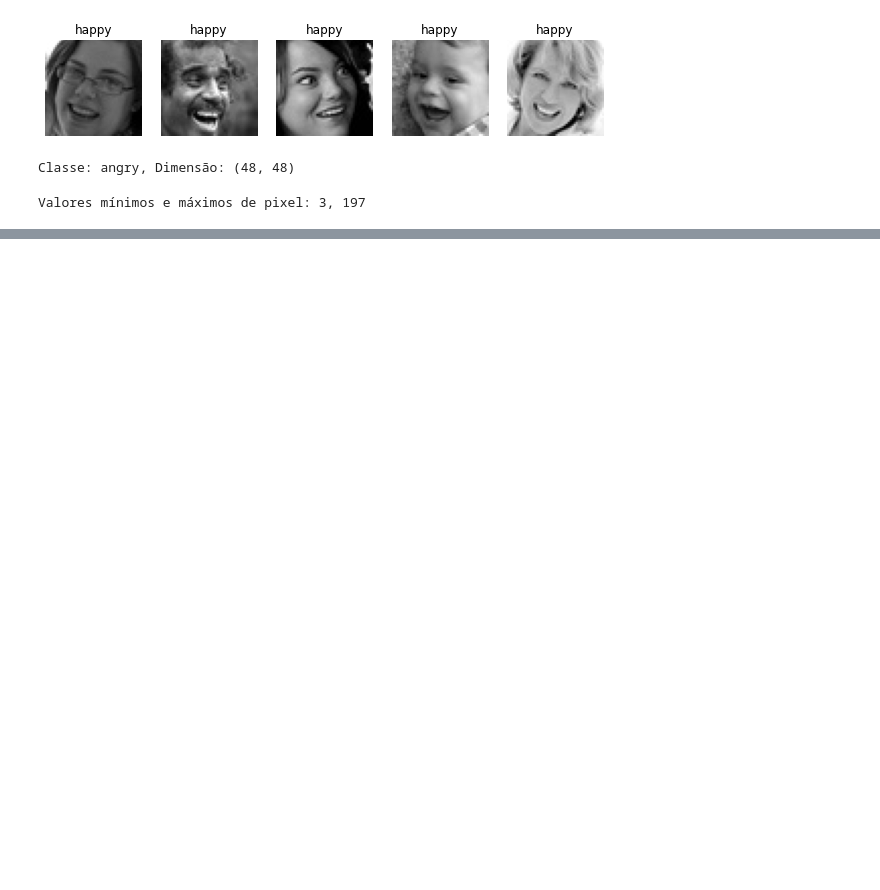
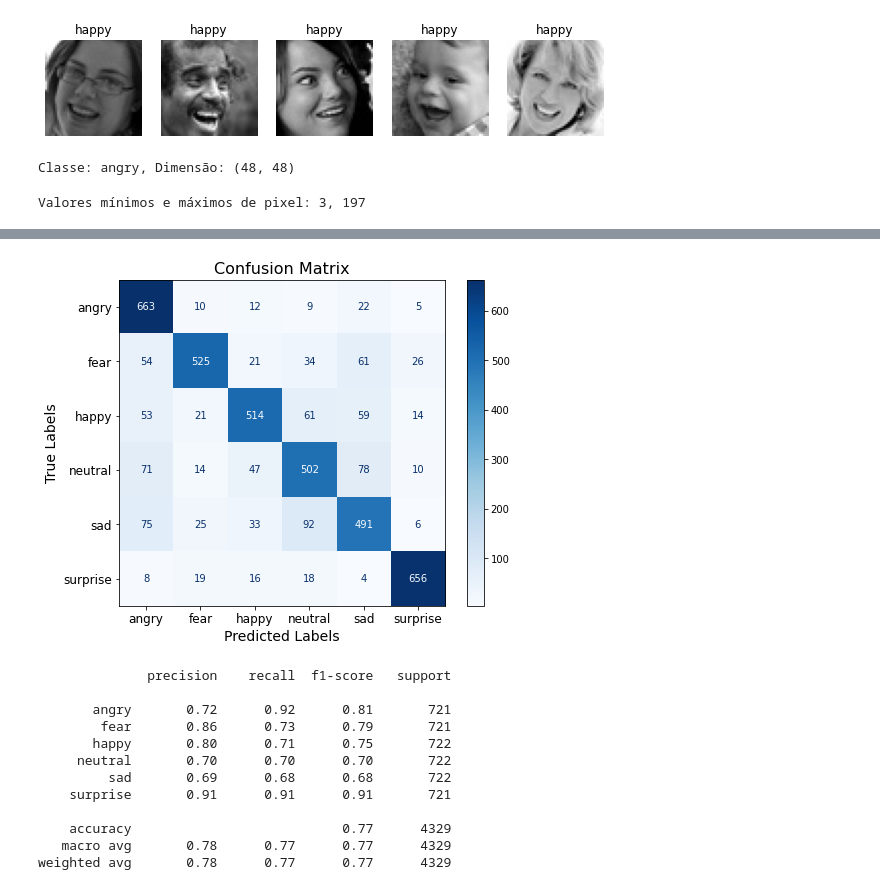
Before and after one commit to andrevieira1203/VisaoComputacional, a Jupyter notebook: initial_model.ipynb, the cells around one changed output, grey strips where cells are left out. Saved outputs shown, nothing was run; the diff lists cells and outputs as text; code cells hidden in the pictures; blank space fills up the shorter version.

```diff
--- a/initial_model.ipynb
+++ b/initial_model.ipynb
@@ -177,0 +335,17 @@ Acurracy nos dados de teste: 54.76%
+# %%
+batch_size = 16
+img_size = (224, 224)
+channels = 1
+img_shape = (img_size[0], img_size[1], channels)
+
+tr_gen = ImageDataGenerator()
+ts_gen = ImageDataGenerator()
+
+train_gen_new = tr_gen.flow_from_dataframe(train_df_new, x_col= 'filepaths', y_col= 'labels', target_size= img_size, class_mode= 'sparse',
+                                    color_mode= 'grayscale', shuffle= True, batch_size= batch_size)
+
+valid_gen_new = ts_gen.flow_from_dataframe(valid_df_new, x_col= 'filepaths', y_col= 'labels', target_size= img_size, class_mode= 'sparse',
+                                     color_mode= 'grayscale', shuffle= True, batch_size= batch_size)
+
+test_gen_new = ts_gen.flow_from_dataframe(test_df_new, x_col= 'filepaths', y_col= 'labels', target_size= img_size, class_mode= 'sparse',
+                                    color_mode= 'grayscale', shuffle= False, batch_size= batch_size)
@@ -177,0 +521,20 @@ Acurracy nos dados de teste: 54.76%
+# %%
+true_labels = test_gen_new.classes
+predicted_labels = model2.predict(test_gen_new)
+predicted_labels = np.argmax(predicted_labels, axis=1)
+
+cm = confusion_matrix(true_labels, predicted_labels)
+disp = ConfusionMatrixDisplay(confusion_matrix=cm, display_labels=test_gen_new.class_indices.keys())
+
+plt.figure(figsize=(8, 6))
+disp.plot(cmap=plt.cm.Blues, ax=plt.gca())
+plt.title('Confusion Matrix', fontsize=16)
+plt.xlabel('Predicted Labels', fontsize=14)
+plt.ylabel('True Labels', fontsize=14)
+plt.xticks(fontsize=12)
+plt.yticks(fontsize=12)
+plt.show()
+
+report = classification_report(true_labels, predicted_labels, target_names=test_gen_new.class_indices.keys())
+print(report)
+# %% [output]
@@ -177,0 +542,13 @@ Acurracy nos dados de teste: 54.76%
+[figure, added]
+              precision    recall  f1-score   support
+
+       angry       0.72      0.92      0.81       721
+        fear       0.86      0.73      0.79       721
+       happy       0.80      0.71      0.75       722
+     neutral       0.70      0.70      0.70       722
+         sad       0.69      0.68      0.68       722
+    surprise       0.91      0.91      0.91       721
+
+    accuracy                           0.77      4329
+   macro avg       0.78      0.77      0.77      4329
+weighted avg       0.78      0.77      0.77      4329
```
Also changed, not shown: parts of 39 cells of this notebook.
